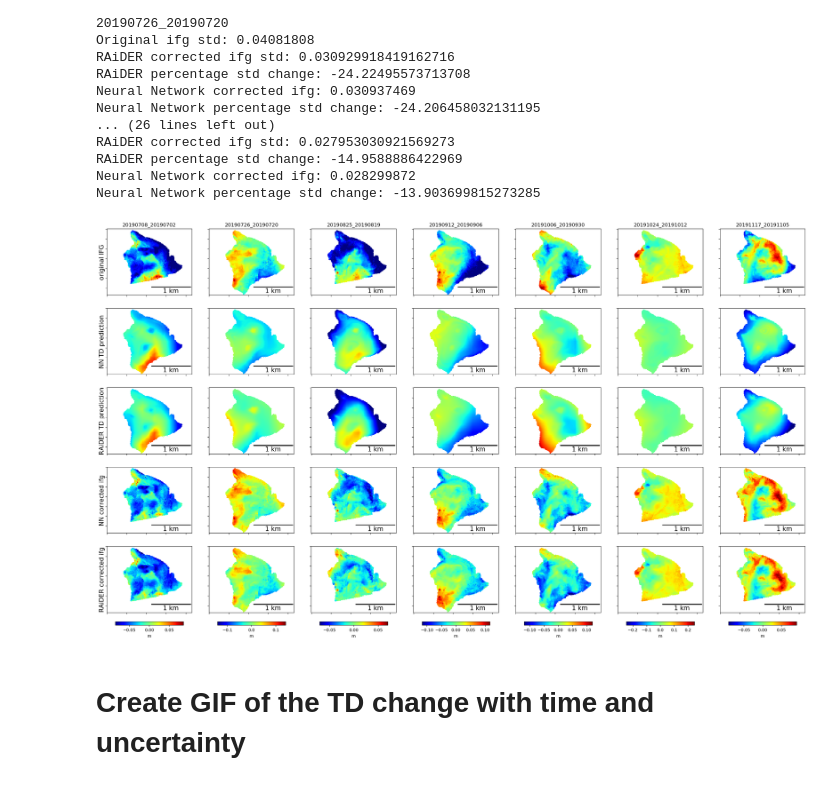
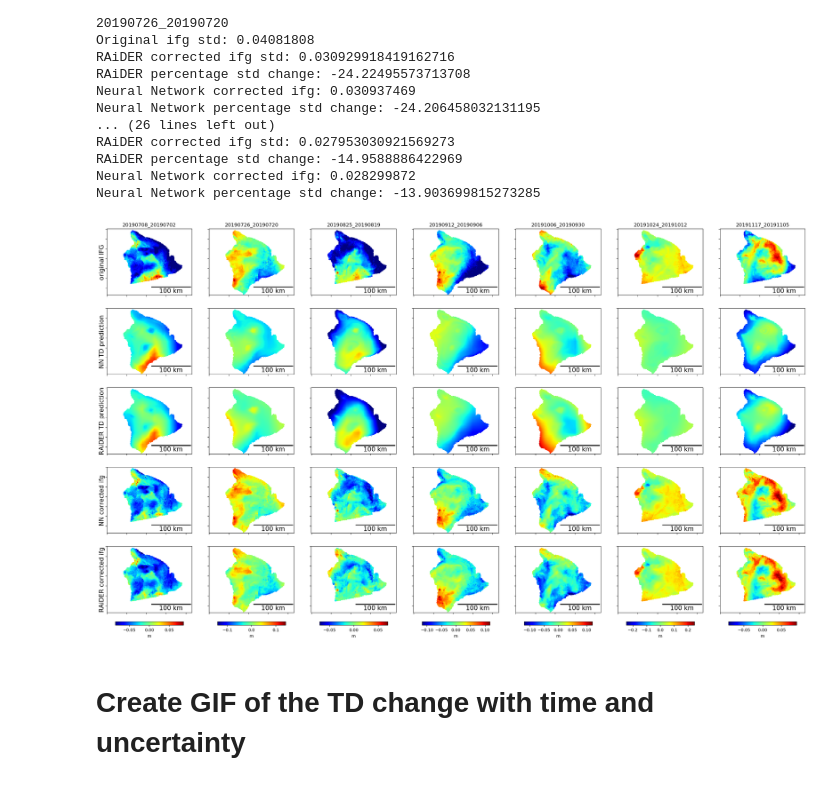
Before and after one commit to ngohikennyyue/Tropo_corrections, a Jupyter notebook: Hawaii_example.ipynb, the cells around one changed output. Drawn from its saved outputs; the diff is of its cells as text; code cells hidden in the pictures.

Commit message:
Add new plots and Update notebook

```diff
--- a/Hawaii_example.ipynb
+++ b/Hawaii_example.ipynb
@@ -510,35 +474,35 @@ fig, axes = plt.subplots(5, len(ifg_list[::4]), figsize=(30,20))
 for i in range(len(IFG)):
     a = axes[0,i].imshow(IFG[i][::10,::10] - IFG[i][::10,::10][75,100], cmap='jet', vmin = -np.nanmax(IFG[i][::10,::10] - IFG[i][::10,::10][75,100]), vmax = np.nanmax(IFG[i][::10,::10] - IFG[i][::10,::10][75,100]))
     axes[0,i].title.set_text(ifg_list[::4][i])
     b = axes[1,i].imshow(-TD_list[i]+TD_list[i][75,100], cmap='jet', vmin = -np.nanmax(IFG[i][::10,::10] - IFG[i][::10,::10][75,100]), vmax = np.nanmax(IFG[i][::10,::10] - IFG[i][::10,::10][75,100]))
     c = axes[2,i].imshow(-RAiDER_list[i]+RAiDER_list[i][75,100], cmap='jet', vmin = -np.nanmax(IFG[i][::10,::10] - IFG[i][::10,::10][75,100]), vmax = np.nanmax(IFG[i][::10,::10] - IFG[i][::10,::10][75,100]))
     d = axes[3,i].imshow(ifg_nn_Corr[i], cmap='jet', vmin = -np.nanmax(IFG[i][::10,::10] - IFG[i][::10,::10][75,100]), vmax = np.nanmax(IFG[i][::10,::10] - IFG[i][::10,::10][75,100]))
     e = axes[4,i].imshow(ifg_raider_Corr[i], cmap='jet', vmin = -np.nanmax(IFG[i][::10,::10] - IFG[i][::10,::10][75,100]), vmax = np.nanmax(IFG[i][::10,::10] - IFG[i][::10,::10][75,100]))
     fig.colorbar(a, ax=axes[:, i], shrink=0.8, pad=0.02, orientation='horizontal', label='m')
     if i == 0:
         axes[0,i].set_ylabel('original IFG', fontsize=15)
         axes[1,i].set_ylabel('NN TD prediction', fontsize=15)
         axes[2,i].set_ylabel('RAiDER TD prediction', fontsize=15)
         axes[3,i].set_ylabel('NN corrected ifg', fontsize=15)
         axes[4,i].set_ylabel('RAiDER corrected ifg', fontsize=15)
     else:
         pass
     for c in range(0,5):
         axes[c,i].xaxis.set_tick_params(labelbottom=False)
         axes[c,i].yaxis.set_tick_params(labelleft=False)
         scalebar = AnchoredSizeBar(axes[c, i].transData,
-                           100, '1 km', 'lower right',
+                           100, '100 km', 'lower right',
                            pad=0.1,
                            color='black',
                            frameon=False,
                            size_vertical=1,
                            fontproperties=fontprops)
 
         axes[c,i].add_artist(scalebar)
 plt.savefig('Plots/Hawaii/Hi_examp_ifg_corr_cleaned.png', dpi=250)
 plt.show()
 # %% [output]
-[figure, old version]
+[figure, new version]
 # %% [markdown]
 # Create GIF of the TD change with time and uncertainty
 # %%
```
Also changed, not shown: parts of 12 cells of this notebook, 4 other files.
